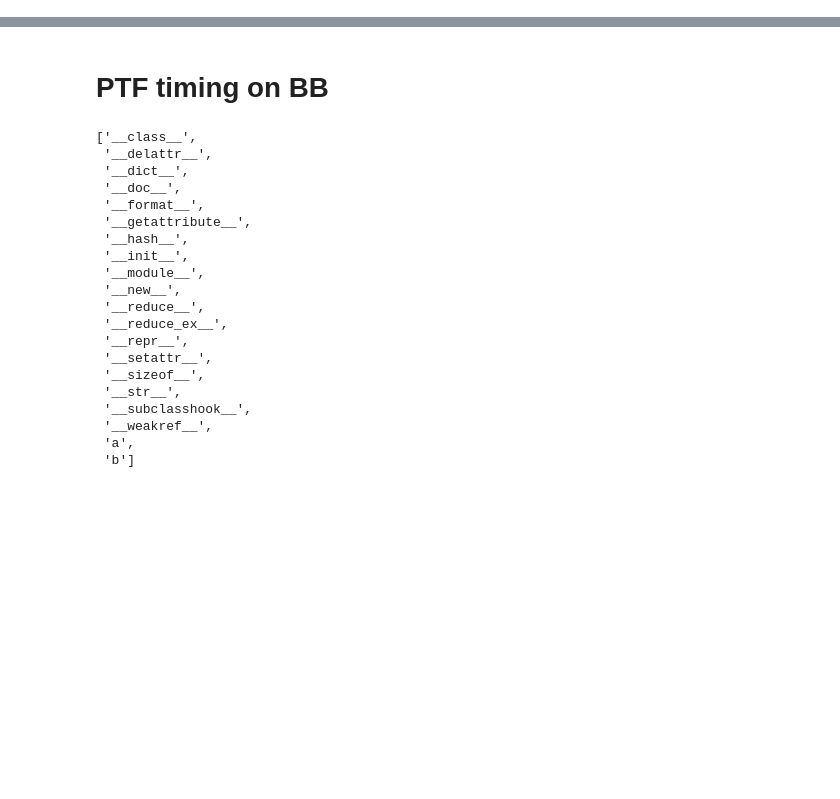
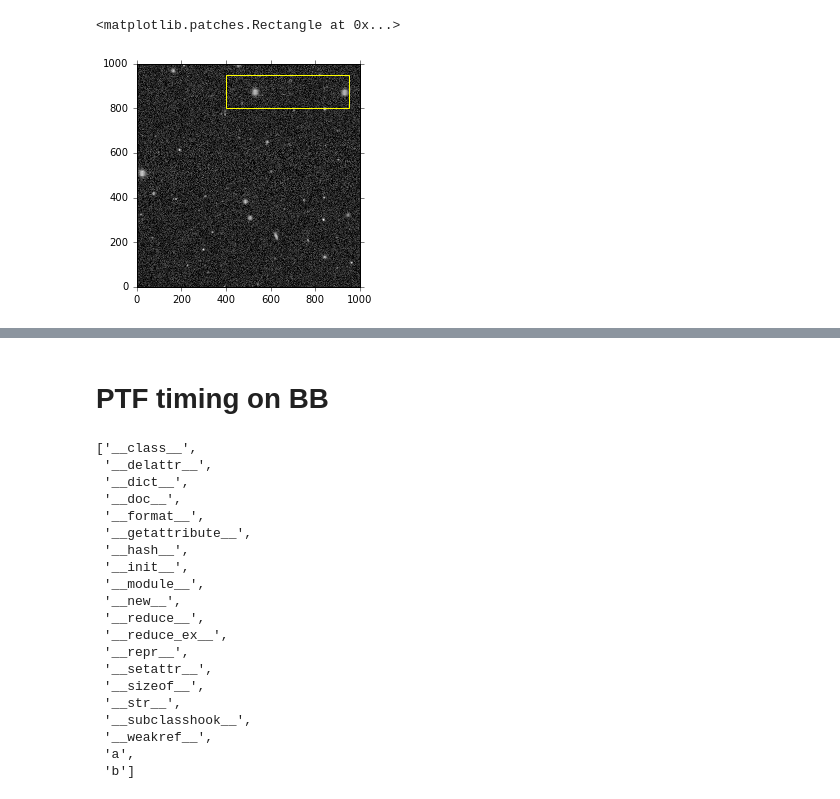
Before and after one commit to kaylanb/thesis_code, a Jupyter notebook: Testing.ipynb, the cells around one changed output, grey strips where cells are left out. Cells and saved outputs as stored; diff of their text form; code cells hidden in the pictures; blank space fills up the shorter version.

Commit message:
funcs for imshow correctly fake galaxies stamps inset in full image with yellow bounding boxes showing where fake galaxy stamp is put

```diff
--- a/Testing.ipynb
+++ b/Testing.ipynb
@@ -14,0 +36,21 @@ import plots
+# %%
+kwargs=dict(origin='lower',interpolation='nearest',cmap='gray')
+
+xrng=[400,950]
+yrng=[800,950]
+
+img=imread('../test.png')[1000:2000,1000:2000,0]
+fig,ax=plt.subplots() #,sharey=True,sharex=True)
+# plt.subplots_adjust(wspace=0.25) #,hspace=0.2)
+# ax[i].imshow(np.zeros((1000,1000))+500.,extent=(2000,3000,2000,3000),**kwargs)
+ax.tick_params(direction='out')
+ax.set_xlim(0,img.shape[0])
+ax.set_ylim(0,img.shape[1])
+ax.imshow(img,**kwargs)
+p= patches.Rectangle((xrng[0],yrng[0]), xrng[1]-xrng[0], yrng[1]-yrng[0],
+                              fc = 'none', ec = 'yellow')
+ax.add_patch(p)
+# ax.imshow(img,extent=[0,200,0,200],**kwargs)
+# %% [output]
+<matplotlib.patches.Rectangle at 0x...>
+[figure, added]
```
Also changed, not shown: parts of 11 cells of this notebook.
